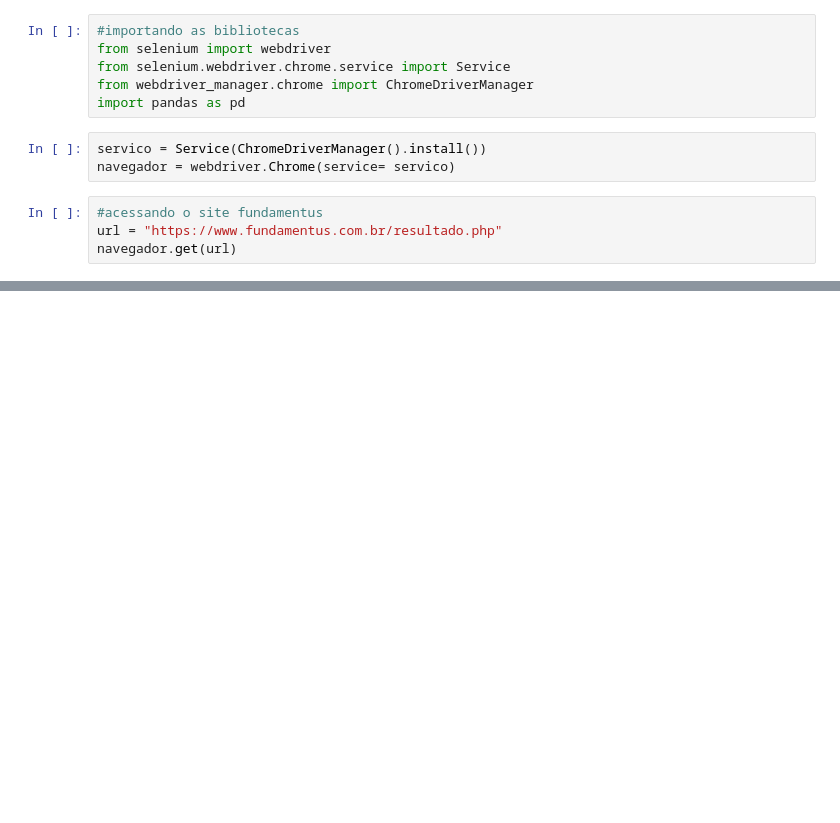
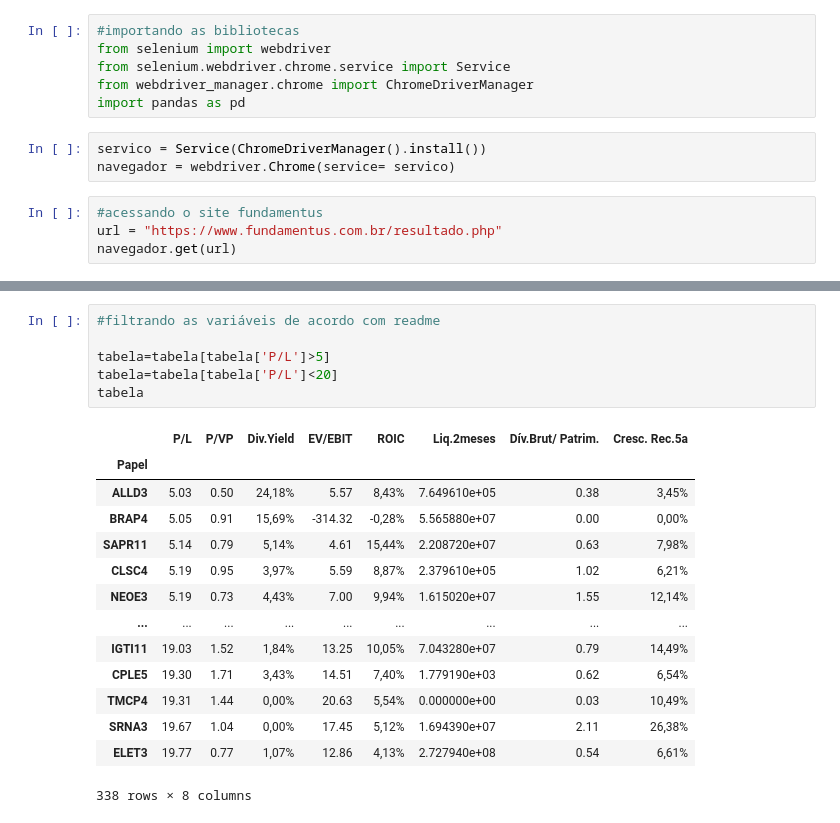
Before and after one commit to kiwsley/WebScraping-Acoes-Brasil, a Jupyter notebook: WebScraping_Acoes_Brasil.ipynb, the cells around one changed output, grey strips where cells are left out. Cells and saved outputs as stored; diff of their text form; blank space fills up the shorter version.

```diff
--- a/WebScraping_Acoes_Brasil.ipynb
+++ b/WebScraping_Acoes_Brasil.ipynb
@@ -38,0 +63,21 @@ tabela
+# %%
+#filtrando as variáveis de acordo com readme
+
+tabela=tabela[tabela['P/L']>5]
+tabela=tabela[tabela['P/L']<20]
+tabela
+# %% [output]
+|  | P/L | P/VP | Div.Yield | EV/EBIT | ROIC | Liq.2meses | Dív.Brut/ Patrim. | Cresc. Rec.5a |
+| Papel |  |  |  |  |  |  |  |  |
+| ALLD3 | 5.03 | 0.50 | 24,18% | 5.57 | 8,43% | 7.649610e+05 | 0.38 | 3,45% |
+| BRAP4 | 5.05 | 0.91 | 15,69% | -314.32 | -0,28% | 5.565880e+07 | 0.00 | 0,00% |
+| SAPR11 | 5.14 | 0.79 | 5,14% | 4.61 | 15,44% | 2.208720e+07 | 0.63 | 7,98% |
+| CLSC4 | 5.19 | 0.95 | 3,97% | 5.59 | 8,87% | 2.379610e+05 | 1.02 | 6,21% |
+| NEOE3 | 5.19 | 0.73 | 4,43% | 7.00 | 9,94% | 1.615020e+07 | 1.55 | 12,14% |
+| ... | ... | ... | ... | ... | ... | ... | ... | ... |
+| IGTI11 | 19.03 | 1.52 | 1,84% | 13.25 | 10,05% | 7.043280e+07 | 0.79 | 14,49% |
+| CPLE5 | 19.30 | 1.71 | 3,43% | 14.51 | 7,40% | 1.779190e+03 | 0.62 | 6,54% |
+| TMCP4 | 19.31 | 1.44 | 0,00% | 20.63 | 5,54% | 0.000000e+00 | 0.03 | 10,49% |
+| SRNA3 | 19.67 | 1.04 | 0,00% | 17.45 | 5,12% | 1.694390e+07 | 2.11 | 26,38% |
+| ELET3 | 19.77 | 0.77 | 1,07% | 12.86 | 4,13% | 2.727940e+08 | 0.54 | 6,61% |
+338 rows × 8 columns
```
Also changed, not shown: parts of 14 cells of this notebook, 1 other file.
